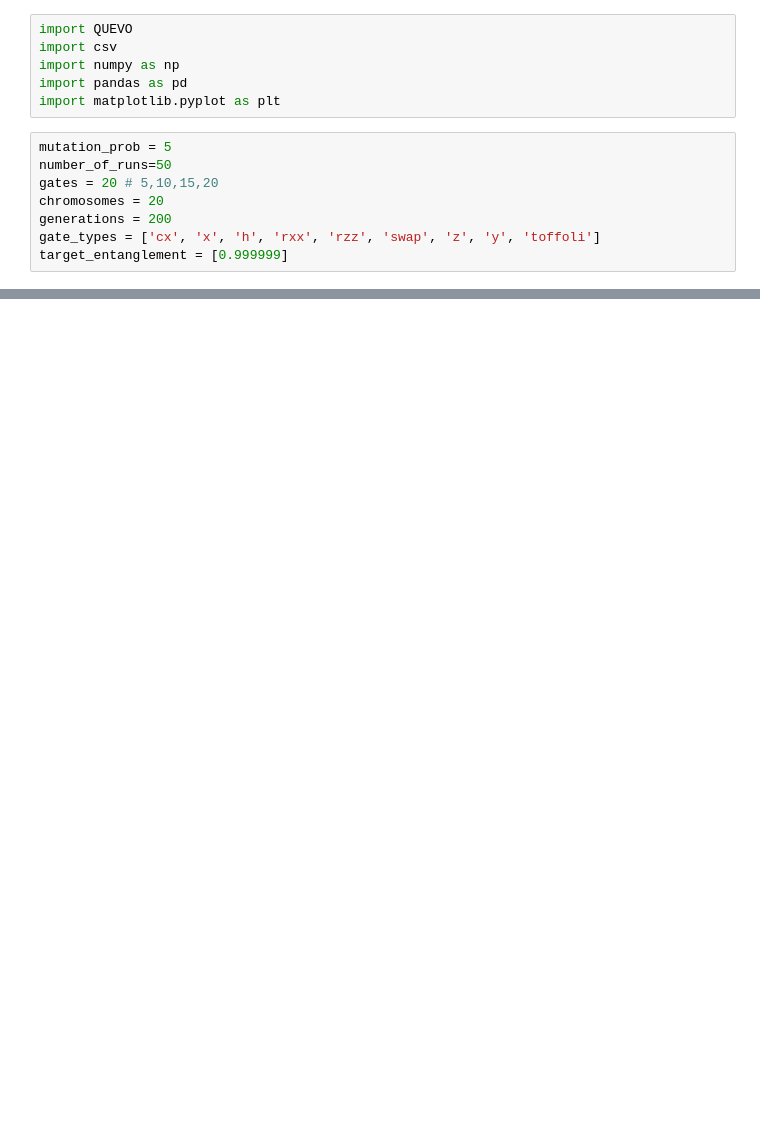
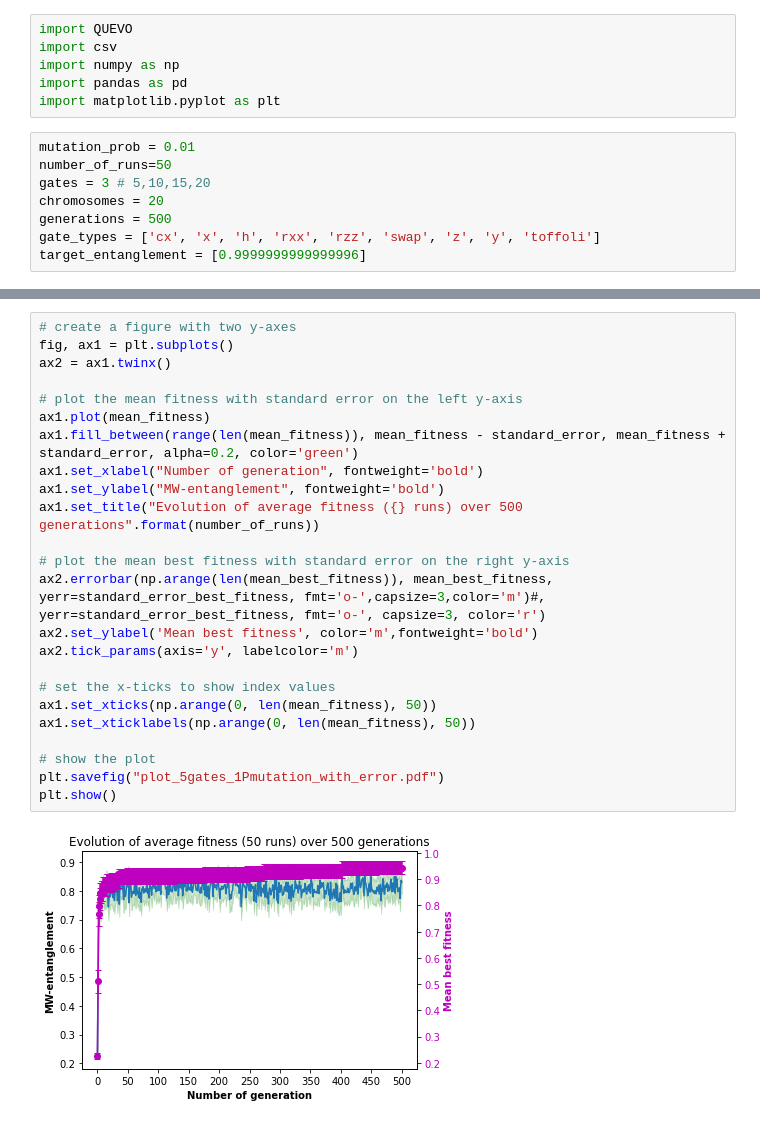
Before and after one commit to shailendrabhandari/QUEVO1, a Jupyter notebook: output_generator.ipynb, the cells around one changed output, grey strips where cells are left out. Drawn from its saved outputs; the diff is of its cells as text; blank space fills up the shorter version.

```diff
--- a/output_generator.ipynb
+++ b/output_generator.ipynb
@@ -5,11 +5,11 @@ import numpy as np
 import pandas as pd
 import matplotlib.pyplot as plt
 # %%
-mutation_prob = 5
+mutation_prob = 0.01
 number_of_runs=50
-gates = 20 # 5,10,15,20
+gates = 3 # 5,10,15,20
 chromosomes = 20
-generations = 200
+generations = 500
 gate_types = ['cx', 'x', 'h', 'rxx', 'rzz', 'swap', 'z', 'y', 'toffoli']
-target_entanglement = [0.999999]
+target_entanglement = [0.9999999999999996]
 # %%
@@ -593,0 +112,26 @@ Standard error of the mean fitness:  [0.00339146 0.00582048 0.00584233 0.0055948
+# %%
+# create a figure with two y-axes
+fig, ax1 = plt.subplots()
+ax2 = ax1.twinx()
+
+# plot the mean fitness with standard error on the left y-axis
+ax1.plot(mean_fitness)
+ax1.fill_between(range(len(mean_fitness)), mean_fitness - standard_error, mean_fitness + standard_error, alpha=0.2, color='green')
+ax1.set_xlabel("Number of generation", fontweight='bold')
+ax1.set_ylabel("MW-entanglement", fontweight='bold')
+ax1.set_title("Evolution of average fitness ({} runs) over 500 generations".format(number_of_runs))
+
+# plot the mean best fitness with standard error on the right y-axis
+ax2.errorbar(np.arange(len(mean_best_fitness)), mean_best_fitness, yerr=standard_error_best_fitness, fmt='o-',capsize=3,color='m')#, yerr=standard_error_best_fitness, fmt='o-', capsize=3, color='r')
+ax2.set_ylabel('Mean best fitness', color='m',fontweight='bold')
+ax2.tick_params(axis='y', labelcolor='m')
+
+# set the x-ticks to show index values
+ax1.set_xticks(np.arange(0, len(mean_fitness), 50))
+ax1.set_xticklabels(np.arange(0, len(mean_fitness), 50))
+
+# show the plot
+plt.savefig("plot_5gates_1Pmutation_with_error.pdf")
+plt.show()
+# %% [output]
+[figure, added]
```
Also changed, not shown: parts of 8 cells of this notebook, 4 other files.
